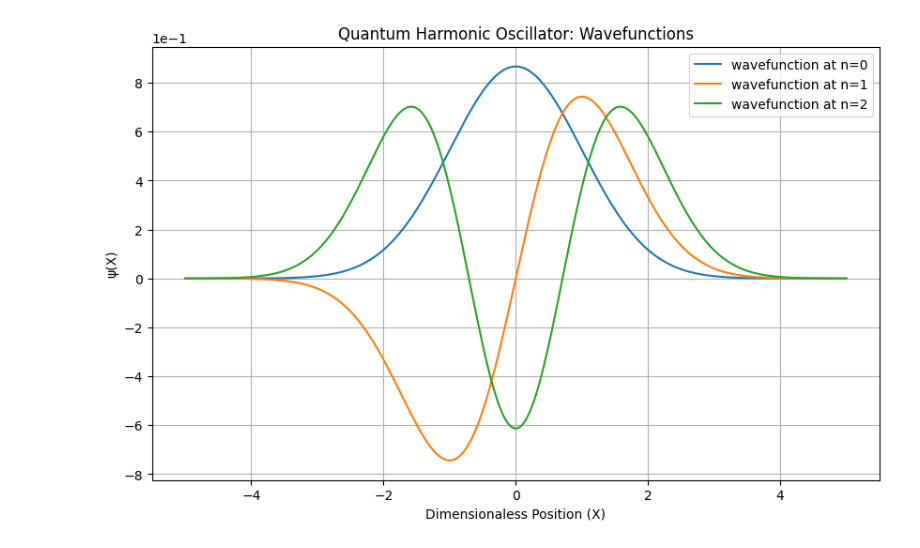
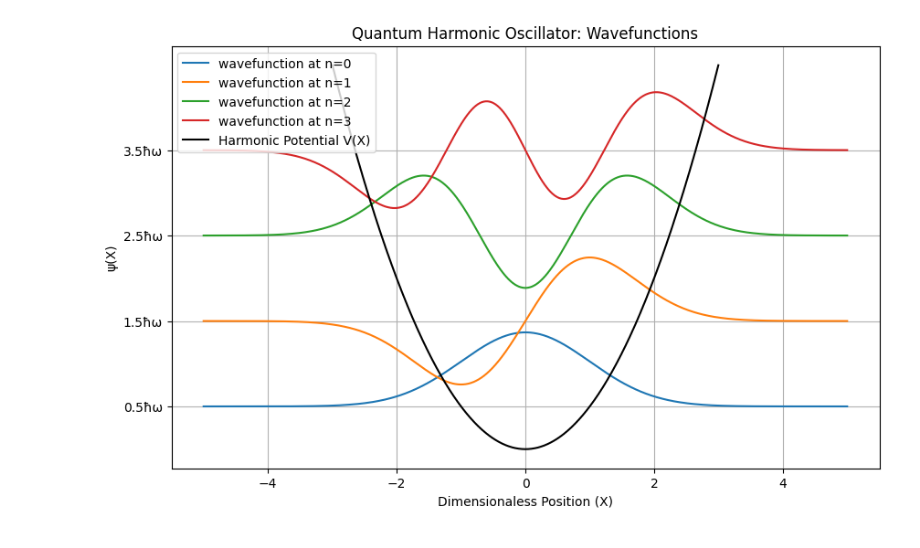
Before and after one commit to LINSANITY03/Quantum-Harmonic-Oscillation, a Jupyter notebook: notebooks/main.ipynb, the cells around one changed output. Cells and saved outputs as stored; diff of their text form; code cells hidden in the pictures.

Commit message:
added plot for probability density with ysticks per energy level (hbar*omega)

```diff
--- a/notebooks/main.ipynb
+++ b/notebooks/main.ipynb
@@ -13,6 +13,7 @@ with open("../config.yml", "r") as file:
     config = yaml.safe_load(file)
     planck_const = config["params"]["hbar"]
     quantum_state = config["params"]["quantum_state"]
+    omega = config["params"]["omega"]
 # %%
 # set the limit for the x
 X = np.linspace(-5, 5, 1000)
@@ -26,7 +27,7 @@ def get_wavefunction(n, X):
         X: Position variable
 
     Returns:
-        Wavefunction psi
+        Wavefunction (psi)
     """
     hn = hermite(n) # Hermite polynomial
     normalization = 1 / (np.sqrt(2**n*factorial(n)*np.pi**0.25))
@@ -34,19 +49,42 @@ def get_wavefunction(n, X):
+# %%
+# Harmonic potential V(x)
+def potential(x, n):
+    """
+    Computes the harmonic potential for given position x and the energy states n.
+
+    Params:
+        x: Numpy array representing the position variable
+        n: Quantum state
+
+    Return:
+        Harmonic potential for quantum state n.
+    """
+    V = 0.5 * x**2 # Dimensionless units
+    E_n = (n + 0.5)
+    return np.where(V <= E_n, V, np.nan)
 # %%
 # plot the wavefunctions for given quantum state
 
 plt.figure(figsize=(10, 6))
 
 for i in range(quantum_state):
     psi_n = get_wavefunction(i, X)
 
-    plt.plot(X, psi_n, label=f"wavefunction at n={i}")
+    plt.plot(X, psi_n + i + 0.5, label=f"wavefunction at n={i}")
     plt.ticklabel_format(style='sci', axis='y', scilimits=(0,0))
+
+# Custom y-ticks according to the energy units (h-omega)
+yticks = [(n + 0.5) for n in range(quantum_state)]
+plt.yticks(yticks, [f'{n+0.5}ħω' for n in range(quantum_state)])
+
+# Plot the potential
+plt.plot(X, potential(X, quantum_state), color='black', label='Harmonic Potential V(X)')
 
 plt.title("Quantum Harmonic Oscillator: Wavefunctions")
 plt.xlabel("Dimensionaless Position (X)")
 plt.ylabel("ψ(X)")
 plt.legend()
 plt.grid()
 plt.show()
 # %% [output]
-[figure, old version]
+[figure, new version]
```
Also changed, not shown: parts of 2 cells of this notebook, 1 other file.
